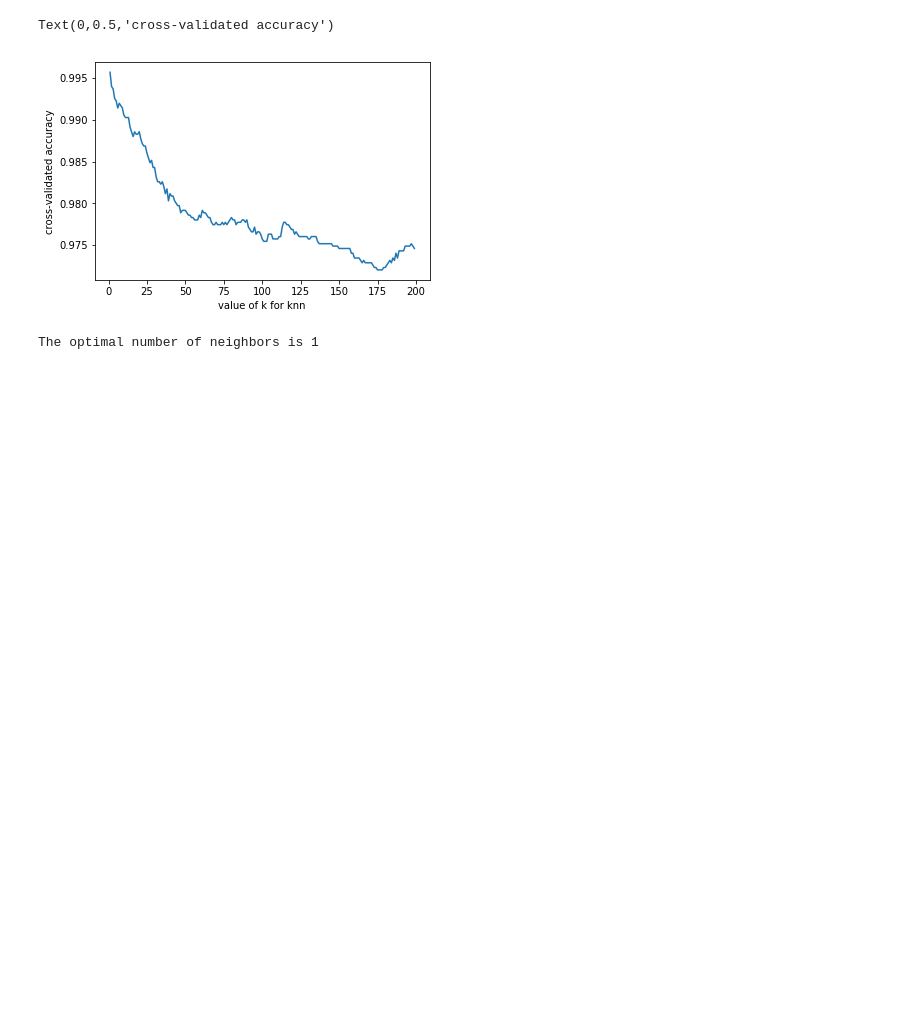
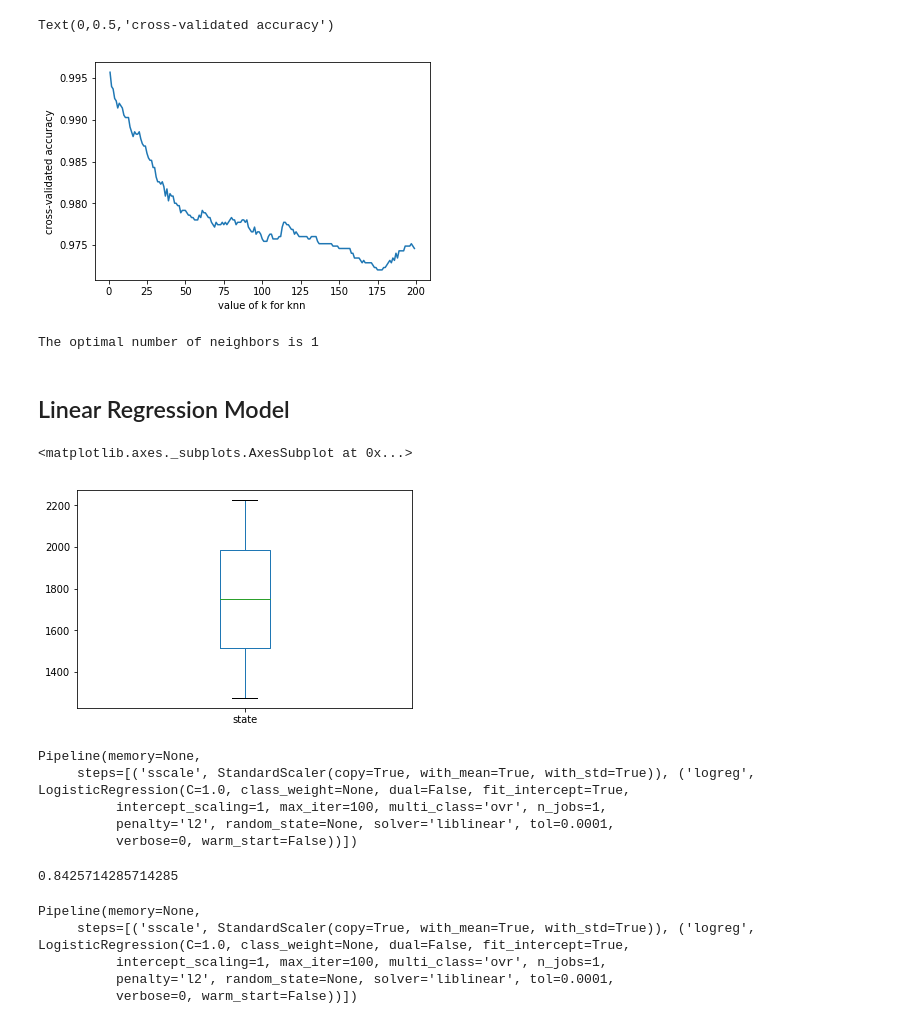
Before and after one commit to lizzij/KickstarterProject, a Jupyter notebook: KickstarterProject.ipynb, the cells around one changed output. Cells and saved outputs as stored; diff of their text form; code cells hidden in the pictures; blank space fills up the shorter version.

Commit message:
add linear regression model

```diff
--- a/KickstarterProject.ipynb
+++ b/KickstarterProject.ipynb
@@ -160,3 +162,10 @@ optimal_k = k_range[MSE.index(min(MSE))]
 print("The optimal number of neighbors is %d" % optimal_k)
 # %% [output]
 The optimal number of neighbors is 1
+# %% [markdown]
+## Linear Regression Model
+# %%
+df.state.value_counts().plot(kind = 'box')
+# %% [output]
+<matplotlib.axes._subplots.AxesSubplot at 0x...>
+[figure, added]
@@ -162,0 +176,12 @@ The optimal number of neighbors is 1
+# %%
+lr_pipe.fit(X, y)
+# %% [output]
+Pipeline(memory=None,
+     steps=[('sscale', StandardScaler(copy=True, with_mean=True, with_std=True)), ('logreg', LogisticRegression(C=1.0, class_weight=None, dual=False, fit_intercept=True,
+          intercept_scaling=1, max_iter=100, multi_class='ovr', n_jobs=1,
+          penalty='l2', random_state=None, solver='liblinear', tol=0.0001,
+          verbose=0, warm_start=False))])
+# %%
+lr_pipe.score(X,y)
+# %% [output]
+0.8425714285714285
@@ -162,0 +193,8 @@ The optimal number of neighbors is 1
+# %%
+lr_pipe.fit(X_train, y_train)
+# %% [output]
+Pipeline(memory=None,
+     steps=[('sscale', StandardScaler(copy=True, with_mean=True, with_std=True)), ('logreg', LogisticRegression(C=1.0, class_weight=None, dual=False, fit_intercept=True,
+          intercept_scaling=1, max_iter=100, multi_class='ovr', n_jobs=1,
+          penalty='l2', random_state=None, solver='liblinear', tol=0.0001,
+          verbose=0, warm_start=False))])
```
Also changed, not shown: parts of 10 cells of this notebook.
